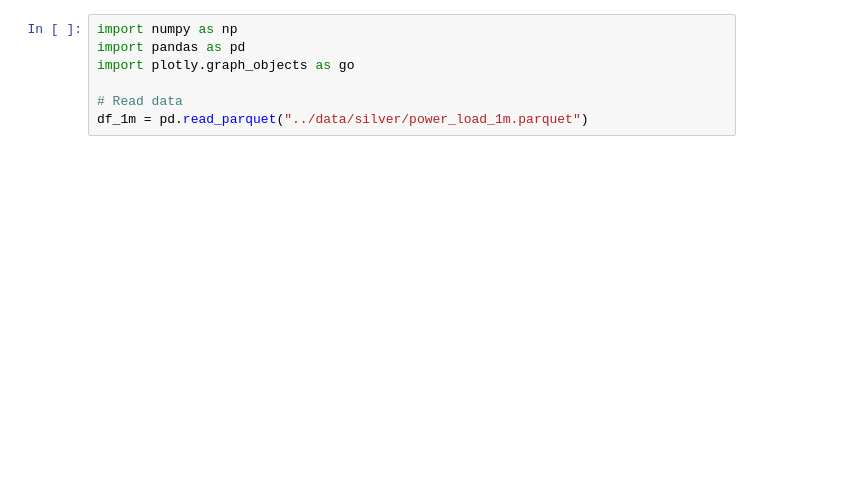
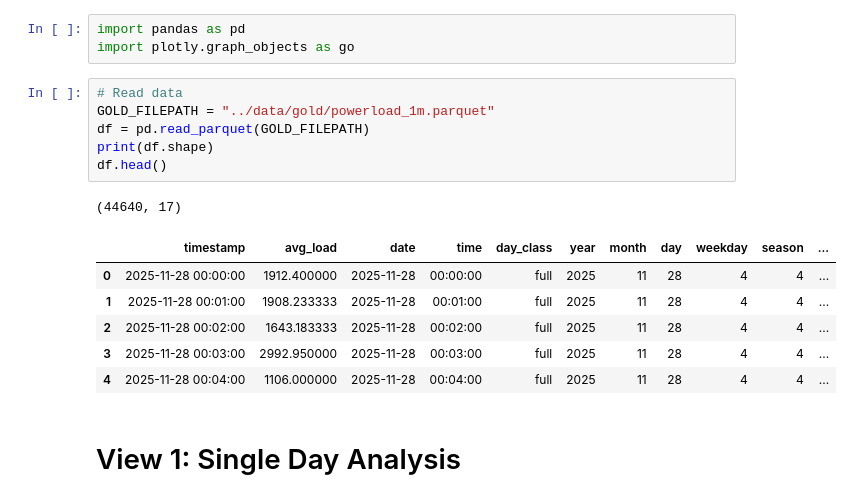
Before and after one commit to swhoyle/electric-load-forecasting, a Jupyter notebook: notebooks/eda.ipynb, the cells around one changed output. Saved outputs shown, nothing was run; the diff lists cells and outputs as text; blank space fills up the shorter version.

```diff
--- a/notebooks/03_silver_eda.ipynb
+++ b/notebooks/eda.ipynb
@@ -1,8 +1,20 @@
 # %%
-import numpy as np
 import pandas as pd
 import plotly.graph_objects as go
-
-# Read data
-df_1m = pd.read_parquet("../data/silver/power_load_1m.parquet")
+# %%
+# Read data
+GOLD_FILEPATH = "../data/gold/powerload_1m.parquet"
+df = pd.read_parquet(GOLD_FILEPATH)
+print(df.shape)
+df.head()
+# %% [output]
+(44640, 17)
+|  | timestamp | avg_load | date | time | day_class | year | month | day | weekday | season | ... |
+| 0 | 2025-11-28 00:00:00 | 1912.400000 | 2025-11-28 | 00:00:00 | full | 2025 | 11 | 28 | 4 | 4 | ... |
+| 1 | 2025-11-28 00:01:00 | 1908.233333 | 2025-11-28 | 00:01:00 | full | 2025 | 11 | 28 | 4 | 4 | ... |
+| 2 | 2025-11-28 00:02:00 | 1643.183333 | 2025-11-28 | 00:02:00 | full | 2025 | 11 | 28 | 4 | 4 | ... |
+| 3 | 2025-11-28 00:03:00 | 2992.950000 | 2025-11-28 | 00:03:00 | full | 2025 | 11 | 28 | 4 | 4 | ... |
+| 4 | 2025-11-28 00:04:00 | 1106.000000 | 2025-11-28 | 00:04:00 | full | 2025 | 11 | 28 | 4 | 4 | ... |
+# %% [markdown]
+# View 1: Single Day Analysis
 # %%
```
Also changed, not shown: parts of 5 cells of this notebook, 23 other files.
